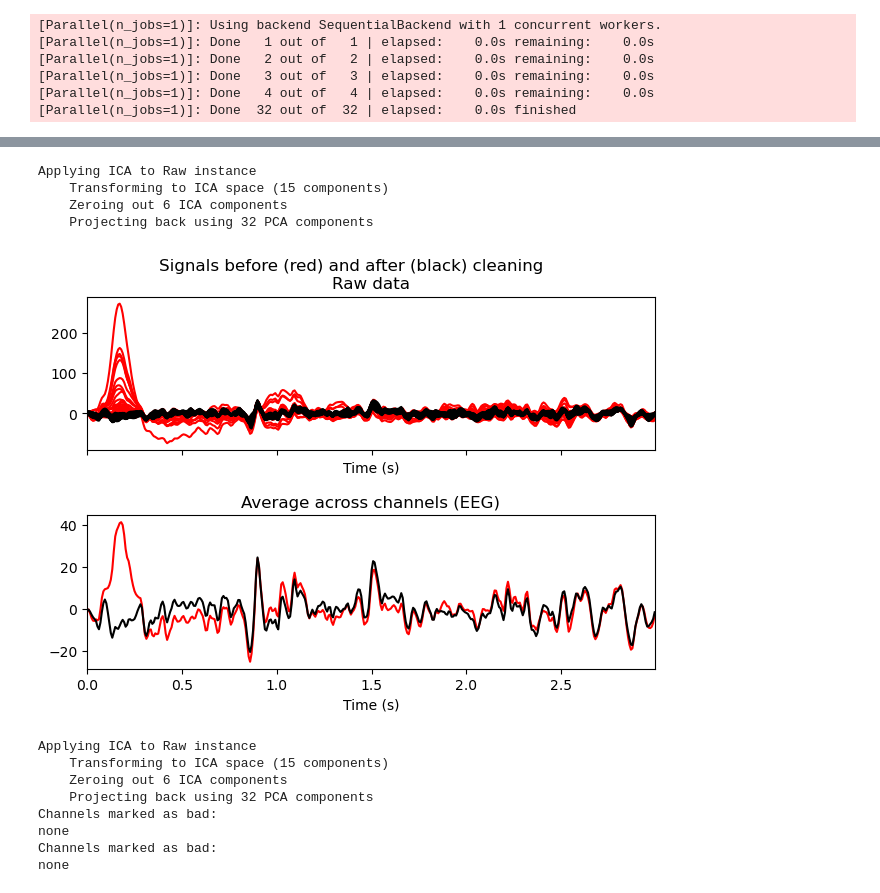
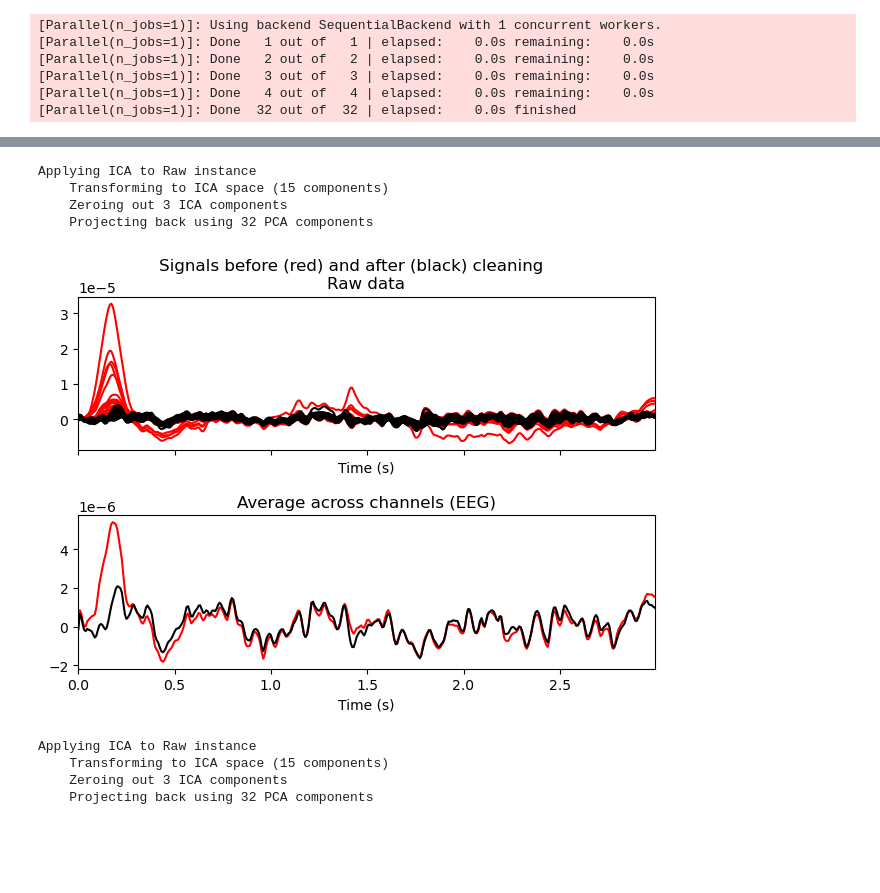
Before and after one commit to annejooyun/eeg_stress_detection, a Jupyter notebook: ICA.ipynb, the cells around one changed output, grey strips where cells are left out. Drawn from its saved outputs; the diff is of its cells as text; code cells hidden in the pictures; blank space fills up the shorter version.

```diff
--- a/ICA.ipynb
+++ b/ICA.ipynb
@@ -7,9 +7,9 @@ import matplotlib.pyplot as plt
 # %%
 class Recording:
     # Data paths
-    root = 'C:/Users/annej/OneDrive - NTNU/Prosjekt/Dataset/SAM40'
-    dir_raw = root + '/raw_data'
-    dir_filtered = root + '/ica_filtered_data'
+    root = 'C:/Users/annej/OneDrive/Documents/GitHub/eeg_stress_detection'
+    dir_raw = root + '/Data/raw_data'
+    dir_filtered = root + '/Data/ica_filtered_data'
 
     # Parameters
     Fs = 128
@@ -44,7 +44,7 @@ class Recording:
         for filename in os.listdir(dir):
             if f"{self.data_type}_sub_{self.sub_nr}_trial{self.trial_nr}" in filename:
                 f = os.path.join(dir, filename)
-                self.data = scipy.io.loadmat(f)[data_key]/1e6
+                self.data = scipy.io.loadmat(f)[data_key]/1e7
                 break
 
 
@@ -59,7 +59,7 @@ class Recording:
         scipy.io.savemat(f'{self.root}/ica_filtered_data/{title}.mat', clean_dict)
 
     def get_channels(self):
-        coordinates_file = os.path.join(self.root, "Coordinates.locs")
+        coordinates_file = self.root + "/Data/Coordinates.locs"
 
         channel_names = []
 
@@ -117,14 +117,14 @@ class Recording:
                 pass
 
             if not save:
-                data.plot(duration = 25, title=title, n_channels=self.n_channels, scalings=18, show_scrollbars=False)
+                data.plot(duration = 25, title=title, n_channels=self.n_channels, scalings=None, show_scrollbars=False)
             else:
                 with mne.viz.use_browser_backend('matplotlib'):
                     #scalings = 18 is good
-                    fig = data.plot(duration = 25, title=f'{title}', n_channels=4, scalings=200, show_scrollbars=False)
+                    fig = data.plot(duration = 25, title=f'{title}', n_channels=8, scalings=None, show_scrollbars=False)
                     fig.savefig(f'{self.root}/Figures/{title}.png')
 # %%
-test = Recording(data_type = 'Arithmetic', sub_nr = 1, trial_nr = 1)
+test = Recording(data_type = 'Arithmetic', sub_nr = 1, trial_nr = 2)
 # %% [output]
 Creating RawArray with float64 data, n_channels=32, n_times=3200
     Range : 0 ... 3199 =      0.000 ...    24.992 secs
@@ -174,22 +179,18 @@ No baseline correction applied
 # %%
-test.test_exclude([0,1,4,9,10,14])
+test.test_exclude([0,1,8])
 # %% [output]
 Applying ICA to Raw instance
     Transforming to ICA space (15 components)
-    Zeroing out 6 ICA components
+    Zeroing out 3 ICA components
     Projecting back using 32 PCA components
-[figure, old version]
+[figure, new version]
 # %%
-test.exclude_ICA([0,1,4,9,10,14])
+test.exclude_ICA([0,1,8])
 test.plot('filtered')
 test.plot('reconstructed')
 # %% [output]
 Applying ICA to Raw instance
     Transforming to ICA space (15 components)
-    Zeroing out 6 ICA components
+    Zeroing out 3 ICA components
     Projecting back using 32 PCA components
-Channels marked as bad:
-none
-Channels marked as bad:
-none
 # %%
```
Also changed, not shown: parts of 4 cells of this notebook, 6 other files.
